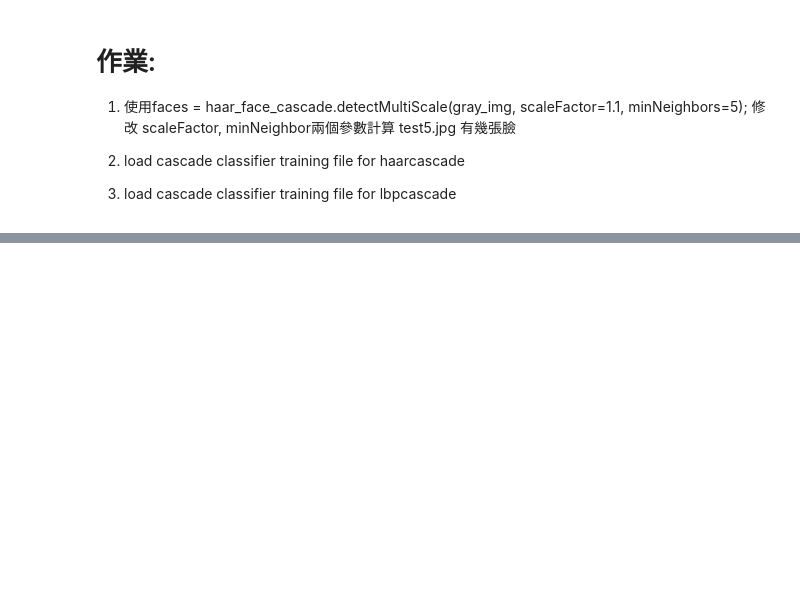
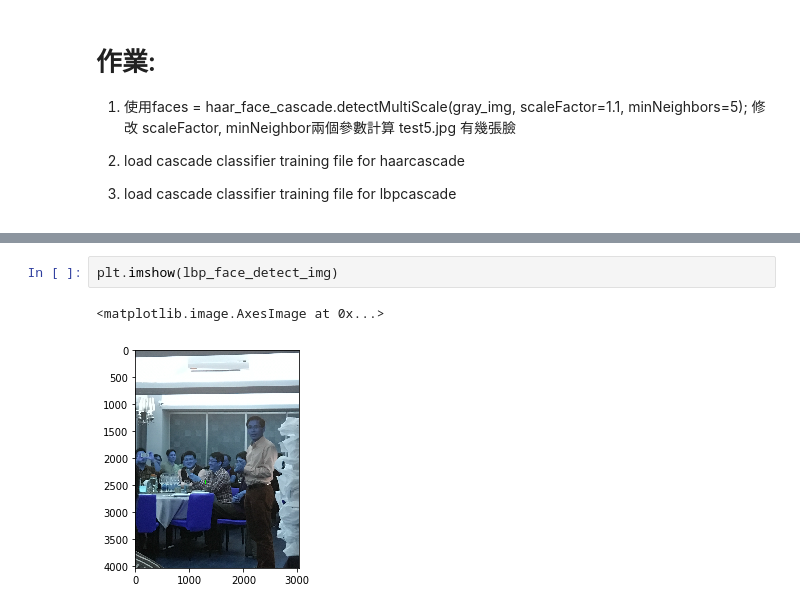
Before and after one commit to hengbinxu/ML100-Days, a Jupyter notebook: Day_064_HW.ipynb, the cells around one changed output, grey strips where cells are left out. Saved outputs shown, nothing was run; the diff lists cells and outputs as text; blank space fills up the shorter version.

```diff
--- a/Day_064_HW.ipynb
+++ b/Day_064_HW.ipynb
@@ -34,0 +52,5 @@ def detect_faces(f_cascade, colored_img, scaleFactor = 1.1):
+# %%
+plt.imshow(lbp_face_detect_img)
+# %% [output]
+<matplotlib.image.AxesImage at 0x...>
+[figure, added]
```
Also changed, not shown: parts of 5 cells of this notebook.
